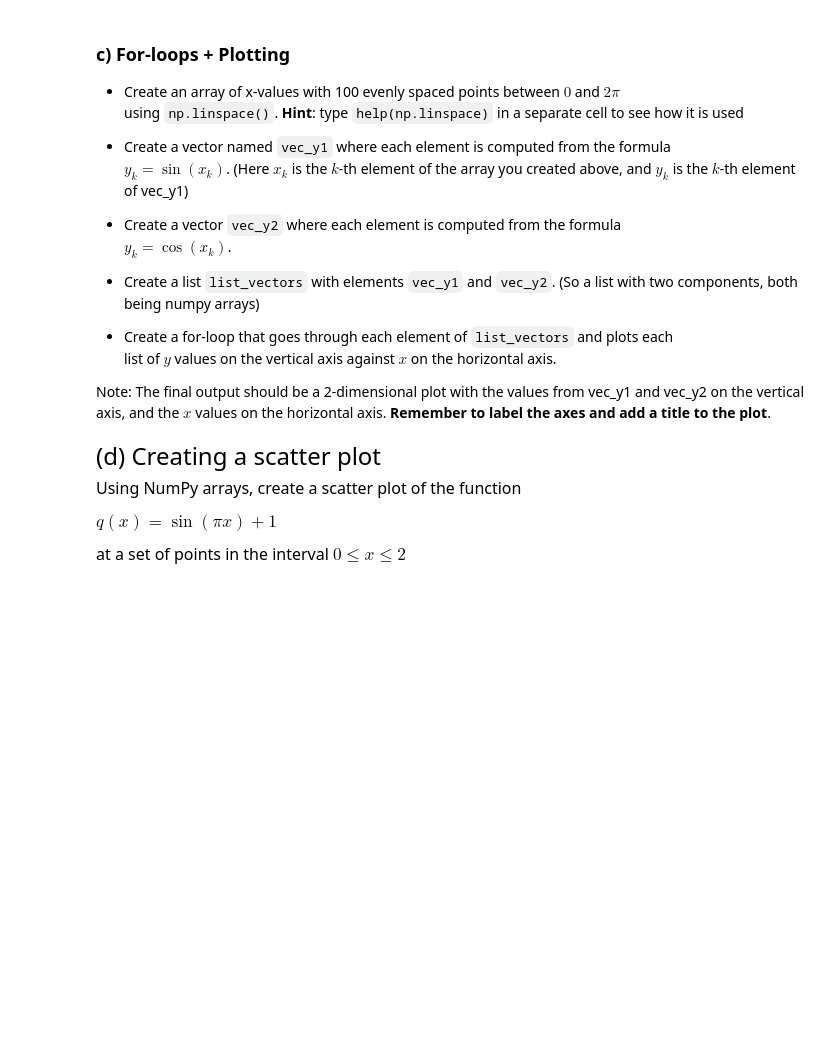
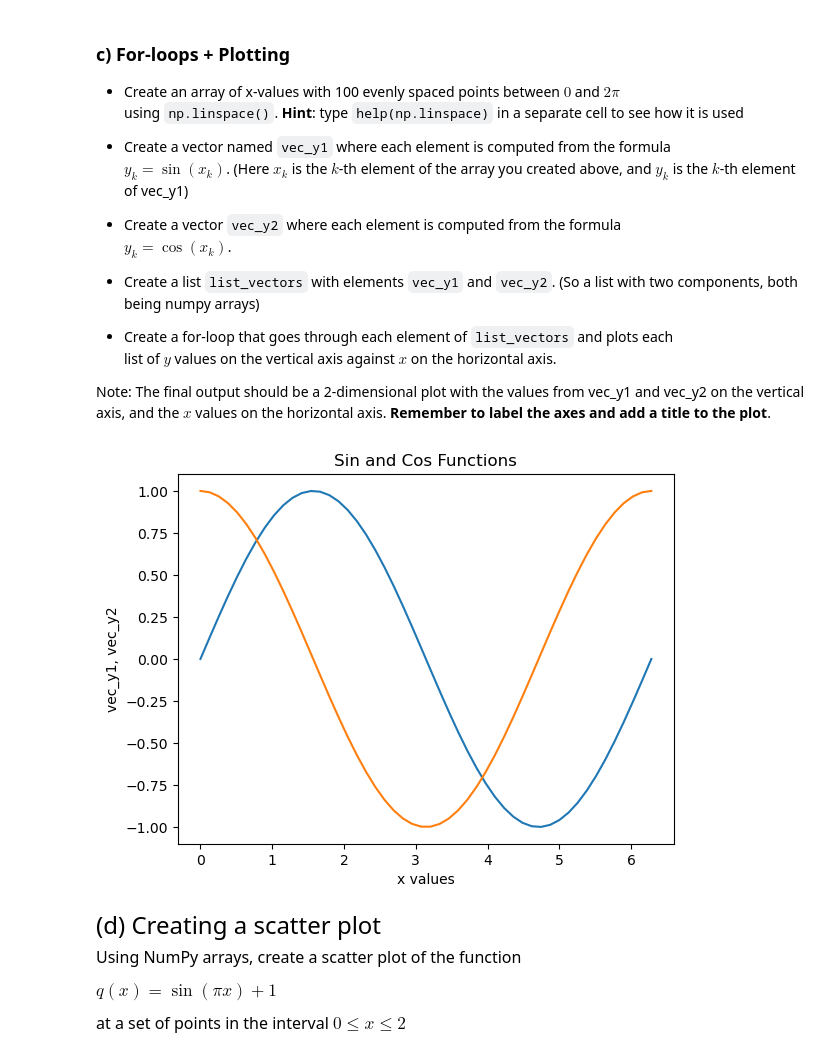
Before and after one commit to sentz2/qtm151fall2025, a Jupyter notebook: practice_quiz/practice_quiz.ipynb, the cells around one changed output. Saved outputs shown, nothing was run; the diff lists cells and outputs as text; code cells hidden in the pictures; blank space fills up the shorter version.

```diff
--- a/practice_quiz/practice_quiz.ipynb
+++ b/practice_quiz/practice_quiz.ipynb
@@ -98,6 +127,20 @@ Hint: Use the "in" command. The final output should be 2 True/False values.
 Note: The final output should be a 2-dimensional plot with the values from vec_y1 and vec_y2 on the vertical axis, and the $x$ values on the horizontal axis. **Remember to label the axes and add a title to the plot**.
 # %%
 # Write your answer here:
+import matplotlib.pyplot as plt
+import numpy as np
+linspace_array = np.linspace(0, (2 * np.pi))
+vec_y1 = np.sin(linspace_array)
+vec_y2 = np.cos(linspace_array)
+list_vectors = [vec_y1, vec_y2]
+for vector in list_vectors:
+    plt.plot(linspace_array, vector)
+    plt.xlabel("x values")
+    plt.ylabel("vec_y1, vec_y2")
+    plt.title("Sin and Cos Functions")
+plt.show()
+# %% [output]
+[figure, added]
 # %% [markdown]
 <font size = "5">
 
```
Also changed, not shown: parts of 7 cells of this notebook, 1 other file.
